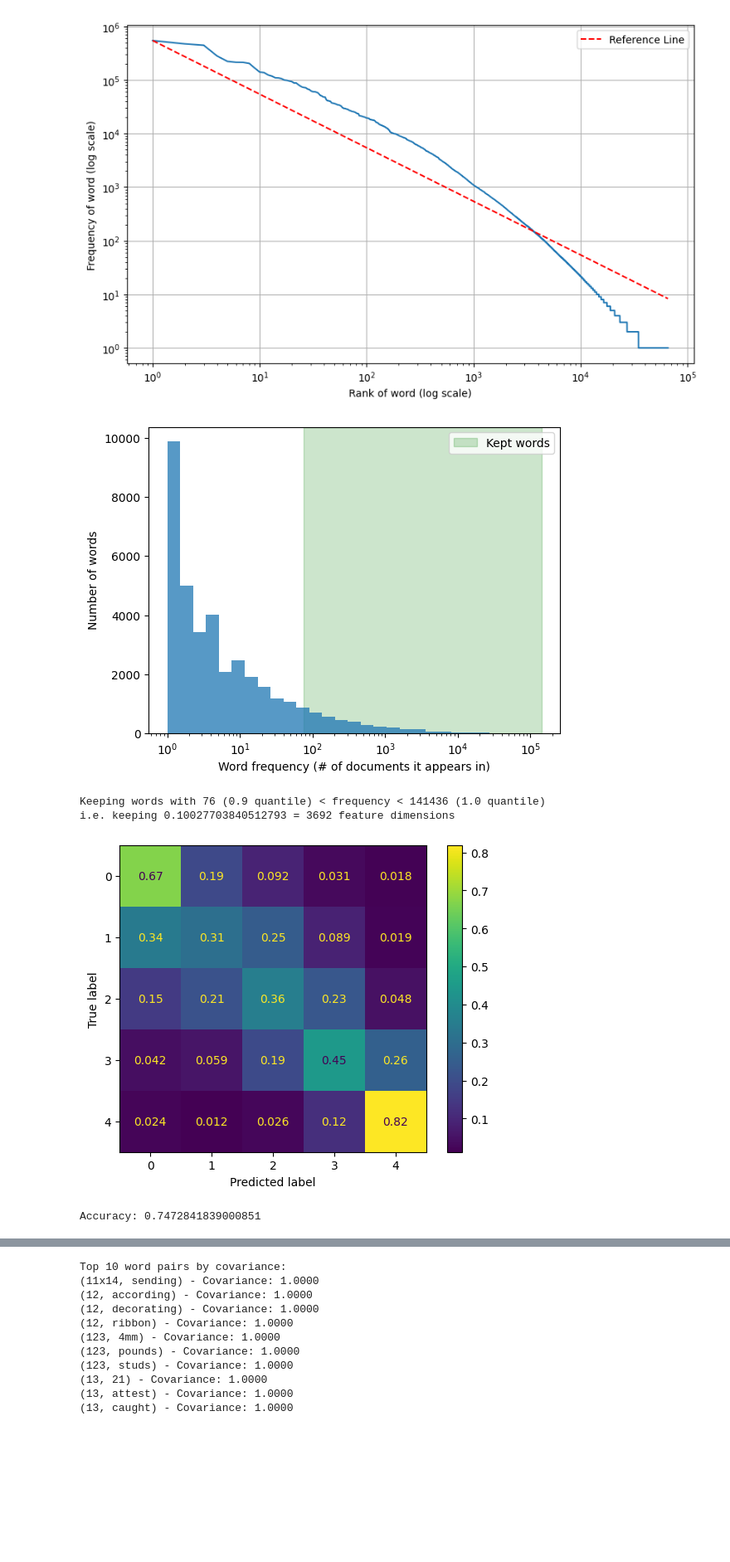
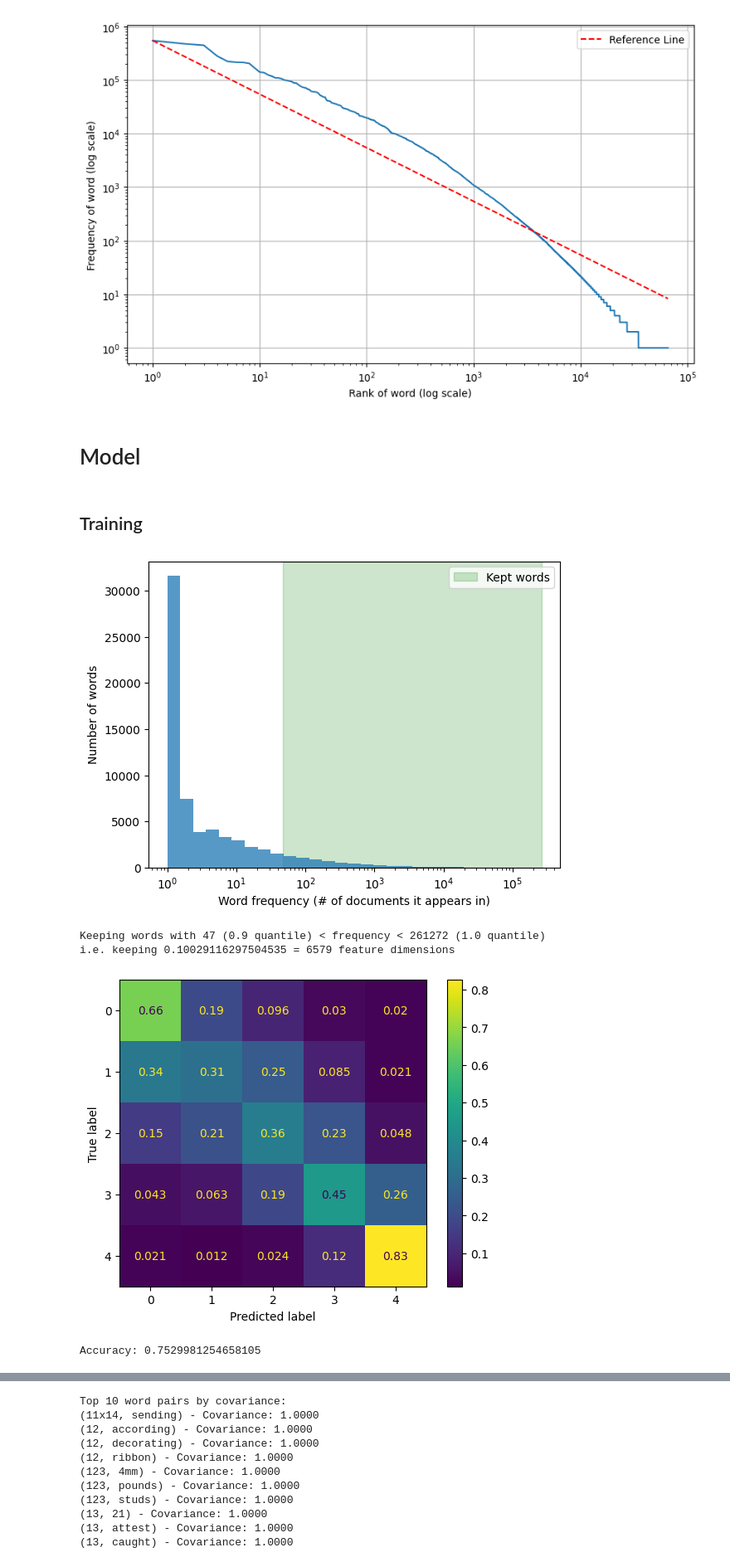
Before and after one commit to jacquesamsel/stats-318-project, a Jupyter notebook: analysis.ipynb, the cells around one changed output, grey strips where cells are left out. Shown at 83% size. Saved outputs shown, nothing was run; the diff lists cells and outputs as text; code cells hidden in the pictures; blank space fills up the shorter version.

```diff
--- a/analysis.ipynb
+++ b/analysis.ipynb
@@ -121,6 +122,10 @@ plt.legend()
 plt.show()
 # %% [output]
 [figure]
+# %% [markdown]
+# Model
+# %% [markdown]
+## Training
 # %%
 
 class RemovePercentileWordsTransformer(TransformerMixin):
@@ -155,37 +160,37 @@ class RemovePercentileWordsTransformer(TransformerMixin):
         cut_X = X[:, self.keep_columns]
         return cut_X
 
 class StatsModelsLR(ClassifierMixin):
     def __init__(self):
         pass
 
     def fit(self, X, y):
         print("Fitting")
         self.model = sm.Logit(y, X)
         self.res = self.model.fit(method="lbfgs")
         print(self.res)
 
     def predict(self, X):
         return self.model.predict(X)
 
 pipeline = Pipeline([
     ("tf", CountVectorizer()),
     ("remove_percentile_words", RemovePercentileWordsTransformer(0.90, 1.0)), # we should tweak this
-    ("classification", LogisticRegression(max_iter=1000))
+    ("classification", LogisticRegression(max_iter=2000, class_weight="balanced"))
 ])
 
-pipeline.fit(train_x_resampled, train_y_resampled)
+pipeline.fit(train_x, train_y)
 
 pred_y = pipeline.predict(test_x)
 cm = confusion_matrix(test_y, pred_y, normalize="true")
 cmd = ConfusionMatrixDisplay(cm)
 cmd.plot()
 
 plt.show()
 print(f"Accuracy: {(pred_y == test_y).mean()}")
 # %% [output]
-[figure, old version]
+[figure, new version]
-Keeping words with 76 (0.9 quantile) < frequency < 141436 (1.0 quantile)
-i.e. keeping 0.10027703840512793 = 3692 feature dimensions
+Keeping words with 47 (0.9 quantile) < frequency < 261272 (1.0 quantile)
+i.e. keeping 0.10029116297504535 = 6579 feature dimensions
-[figure, old version]
+[figure, new version]
-Accuracy: 0.7472841839000851
+Accuracy: 0.7529981254658105
```
Also changed, not shown: parts of 15 cells of this notebook.
